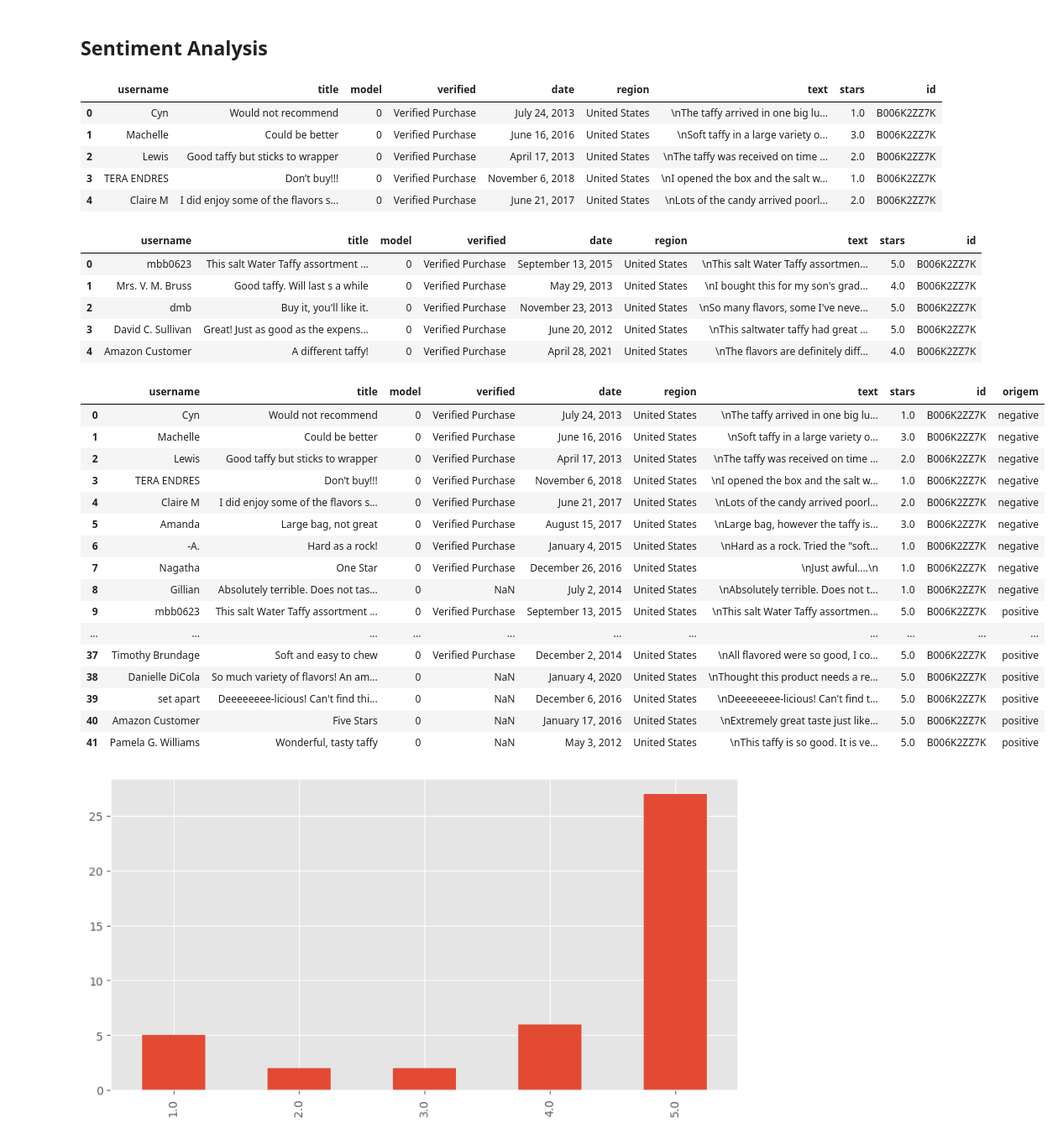
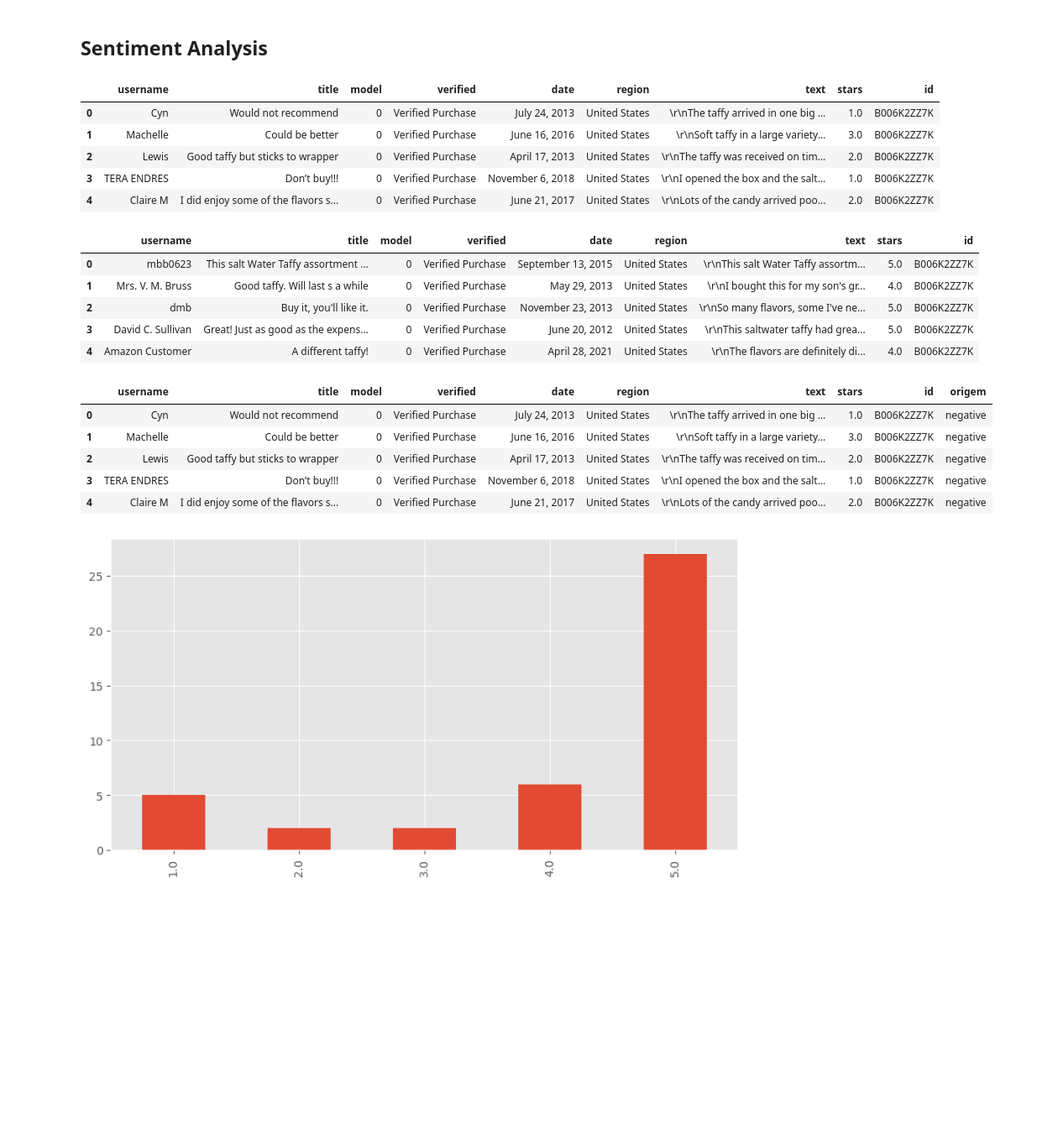
Before and after one commit to mariabandeira/Projeto_Final_IIA, a Jupyter notebook: SentimentAnalysis.ipynb, the cells around one changed output. Shown: that part at 84% size. Saved outputs shown, nothing was run; the diff lists cells and outputs as text; code cells hidden in the pictures; blank space fills up the shorter version.

```diff
--- a/SentimentAnalysis.ipynb
+++ b/SentimentAnalysis.ipynb
@@ -31,49 +94,40 @@ from scipy.special import softmax
 # %% [markdown]
 ## Sentiment Analysis
 # %%
-neg_df = pd.read_csv('/content/NEGATIVE_B006K2ZZ7K.csv', sep=';')
-pos_df = pd.read_csv('/content/POSITIVE_B006K2ZZ7K.csv', sep=';')
+# neg_df = pd.read_csv('/content/NEGATIVE_B006K2ZZ7K.csv', sep=';')
+neg_df = pd.read_csv('datasets/NEGATIVE_B006K2ZZ7K.csv', sep=';')
+# pos_df = pd.read_csv('/content/POSITIVE_B006K2ZZ7K.csv', sep=';')
+pos_df = pd.read_csv('datasets/POSITIVE_B006K2ZZ7K.csv', sep=';')
 # %%
 neg_df.head()
 # %% [output]
 |  | username | title | model | verified | date | region | text | stars | id |
-| 0 | Cyn | Would not recommend | 0 | Verified Purchase | July 24, 2013 | United States | \nThe taffy arrived in one big lu... | 1.0 | B006K2ZZ7K |
-| 1 | Machelle | Could be better | 0 | Verified Purchase | June 16, 2016 | United States | \nSoft taffy in a large variety o... | 3.0 | B006K2ZZ7K |
-| 2 | Lewis | Good taffy but sticks to wrapper | 0 | Verified Purchase | April 17, 2013 | United States | \nThe taffy was received on time ... | 2.0 | B006K2ZZ7K |
-| 3 | TERA ENDRES | Don’t buy!!! | 0 | Verified Purchase | November 6, 2018 | United States | \nI opened the box and the salt w... | 1.0 | B006K2ZZ7K |
-| 4 | Claire M | I did enjoy some of the flavors s... | 0 | Verified Purchase | June 21, 2017 | United States | \nLots of the candy arrived poorl... | 2.0 | B006K2ZZ7K |
+| 0 | Cyn | Would not recommend | 0 | Verified Purchase | July 24, 2013 | United States | \r\nThe taffy arrived in one big ... | 1.0 | B006K2ZZ7K |
+| 1 | Machelle | Could be better | 0 | Verified Purchase | June 16, 2016 | United States | \r\nSoft taffy in a large variety... | 3.0 | B006K2ZZ7K |
+| 2 | Lewis | Good taffy but sticks to wrapper | 0 | Verified Purchase | April 17, 2013 | United States | \r\nThe taffy was received on tim... | 2.0 | B006K2ZZ7K |
+| 3 | TERA ENDRES | Don’t buy!!! | 0 | Verified Purchase | November 6, 2018 | United States | \r\nI opened the box and the salt... | 1.0 | B006K2ZZ7K |
+| 4 | Claire M | I did enjoy some of the flavors s... | 0 | Verified Purchase | June 21, 2017 | United States | \r\nLots of the candy arrived poo... | 2.0 | B006K2ZZ7K |
 # %%
 pos_df.head()
 # %% [output]
 |  | username | title | model | verified | date | region | text | stars | id |
-| 0 | mbb0623 | This salt Water Taffy assortment ... | 0 | Verified Purchase | September 13, 2015 | United States | \nThis salt Water Taffy assortmen... | 5.0 | B006K2ZZ7K |
-| 1 | Mrs. V. M. Bruss | Good taffy. Will last s a while | 0 | Verified Purchase | May 29, 2013 | United States | \nI bought this for my son's grad... | 4.0 | B006K2ZZ7K |
-| 2 | dmb | Buy it, you'll like it. | 0 | Verified Purchase | November 23, 2013 | United States | \nSo many flavors, some I've neve... | 5.0 | B006K2ZZ7K |
-| 3 | David C. Sullivan | Great! Just as good as the expens... | 0 | Verified Purchase | June 20, 2012 | United States | \nThis saltwater taffy had great ... | 5.0 | B006K2ZZ7K |
-| 4 | Amazon Customer | A different taffy! | 0 | Verified Purchase | April 28, 2021 | United States | \nThe flavors are definitely diff... | 4.0 | B006K2ZZ7K |
+| 0 | mbb0623 | This salt Water Taffy assortment ... | 0 | Verified Purchase | September 13, 2015 | United States | \r\nThis salt Water Taffy assortm... | 5.0 | B006K2ZZ7K |
+| 1 | Mrs. V. M. Bruss | Good taffy. Will last s a while | 0 | Verified Purchase | May 29, 2013 | United States | \r\nI bought this for my son's gr... | 4.0 | B006K2ZZ7K |
+| 2 | dmb | Buy it, you'll like it. | 0 | Verified Purchase | November 23, 2013 | United States | \r\nSo many flavors, some I've ne... | 5.0 | B006K2ZZ7K |
+| 3 | David C. Sullivan | Great! Just as good as the expens... | 0 | Verified Purchase | June 20, 2012 | United States | \r\nThis saltwater taffy had grea... | 5.0 | B006K2ZZ7K |
+| 4 | Amazon Customer | A different taffy! | 0 | Verified Purchase | April 28, 2021 | United States | \r\nThe flavors are definitely di... | 4.0 | B006K2ZZ7K |
 # %%
 df = (pd.concat([neg_df, pos_df], ignore_index=True)
      .assign(origem=lambda x: ['negative'] * len(neg_df) + ['positive'] * len(pos_df)))
 # %%
-df
+df.head()
 # %% [output]
 |  | username | title | model | verified | date | region | text | stars | id | origem |
-| 0 | Cyn | Would not recommend | 0 | Verified Purchase | July 24, 2013 | United States | \nThe taffy arrived in one big lu... | 1.0 | B006K2ZZ7K | negative |
-| 1 | Machelle | Could be better | 0 | Verified Purchase | June 16, 2016 | United States | \nSoft taffy in a large variety o... | 3.0 | B006K2ZZ7K | negative |
-| 2 | Lewis | Good taffy but sticks to wrapper | 0 | Verified Purchase | April 17, 2013 | United States | \nThe taffy was received on time ... | 2.0 | B006K2ZZ7K | negative |
-| 3 | TERA ENDRES | Don’t buy!!! | 0 | Verified Purchase | November 6, 2018 | United States | \nI opened the box and the salt w... | 1.0 | B006K2ZZ7K | negative |
-| 4 | Claire M | I did enjoy some of the flavors s... | 0 | Verified Purchase | June 21, 2017 | United States | \nLots of the candy arrived poorl... | 2.0 | B006K2ZZ7K | negative |
-| 5 | Amanda | Large bag, not great | 0 | Verified Purchase | August 15, 2017 | United States | \nLarge bag, however the taffy is... | 3.0 | B006K2ZZ7K | negative |
-| 6 | -A. | Hard as a rock! | 0 | Verified Purchase | January 4, 2015 | United States | \nHard as a rock. Tried the "soft... | 1.0 | B006K2ZZ7K | negative |
-| 7 | Nagatha | One Star | 0 | Verified Purchase | December 26, 2016 | United States | \nJust awful....\n | 1.0 | B006K2ZZ7K | negative |
-| 8 | Gillian | Absolutely terrible. Does not tas... | 0 | NaN | July 2, 2014 | United States | \nAbsolutely terrible. Does not t... | 1.0 | B006K2ZZ7K | negative |
-| 9 | mbb0623 | This salt Water Taffy assortment ... | 0 | Verified Purchase | September 13, 2015 | United States | \nThis salt Water Taffy assortmen... | 5.0 | B006K2ZZ7K | positive |
-| ... | ... | ... | ... | ... | ... | ... | ... | ... | ... | ... |
-| 37 | Timothy Brundage | Soft and easy to chew | 0 | Verified Purchase | December 2, 2014 | United States | \nAll flavored were so good, I co... | 5.0 | B006K2ZZ7K | positive |
-| 38 | Danielle DiCola | So much variety of flavors! An am... | 0 | NaN | January 4, 2020 | United States | \nThought this product needs a re... | 5.0 | B006K2ZZ7K | positive |
-| 39 | set apart | Deeeeeeee-licious! Can't find thi... | 0 | NaN | December 6, 2016 | United States | \nDeeeeeeee-licious! Can't find t... | 5.0 | B006K2ZZ7K | positive |
-| 40 | Amazon Customer | Five Stars | 0 | NaN | January 17, 2016 | United States | \nExtremely great taste just like... | 5.0 | B006K2ZZ7K | positive |
-| 41 | Pamela G. Williams | Wonderful, tasty taffy | 0 | NaN | May 3, 2012 | United States | \nThis taffy is so good. It is ve... | 5.0 | B006K2ZZ7K | positive |
+| 0 | Cyn | Would not recommend | 0 | Verified Purchase | July 24, 2013 | United States | \r\nThe taffy arrived in one big ... | 1.0 | B006K2ZZ7K | negative |
+| 1 | Machelle | Could be better | 0 | Verified Purchase | June 16, 2016 | United States | \r\nSoft taffy in a large variety... | 3.0 | B006K2ZZ7K | negative |
+| 2 | Lewis | Good taffy but sticks to wrapper | 0 | Verified Purchase | April 17, 2013 | United States | \r\nThe taffy was received on tim... | 2.0 | B006K2ZZ7K | negative |
+| 3 | TERA ENDRES | Don’t buy!!! | 0 | Verified Purchase | November 6, 2018 | United States | \r\nI opened the box and the salt... | 1.0 | B006K2ZZ7K | negative |
+| 4 | Claire M | I did enjoy some of the flavors s... | 0 | Verified Purchase | June 21, 2017 | United States | \r\nLots of the candy arrived poo... | 2.0 | B006K2ZZ7K | negative |
 # %%
 ax = df['stars'].value_counts().sort_index().plot(kind='bar', title='', figsize=(10,5))
 ax.set_xlabel('')
```
Also changed, not shown: parts of 9 cells of this notebook, 16 other files.
